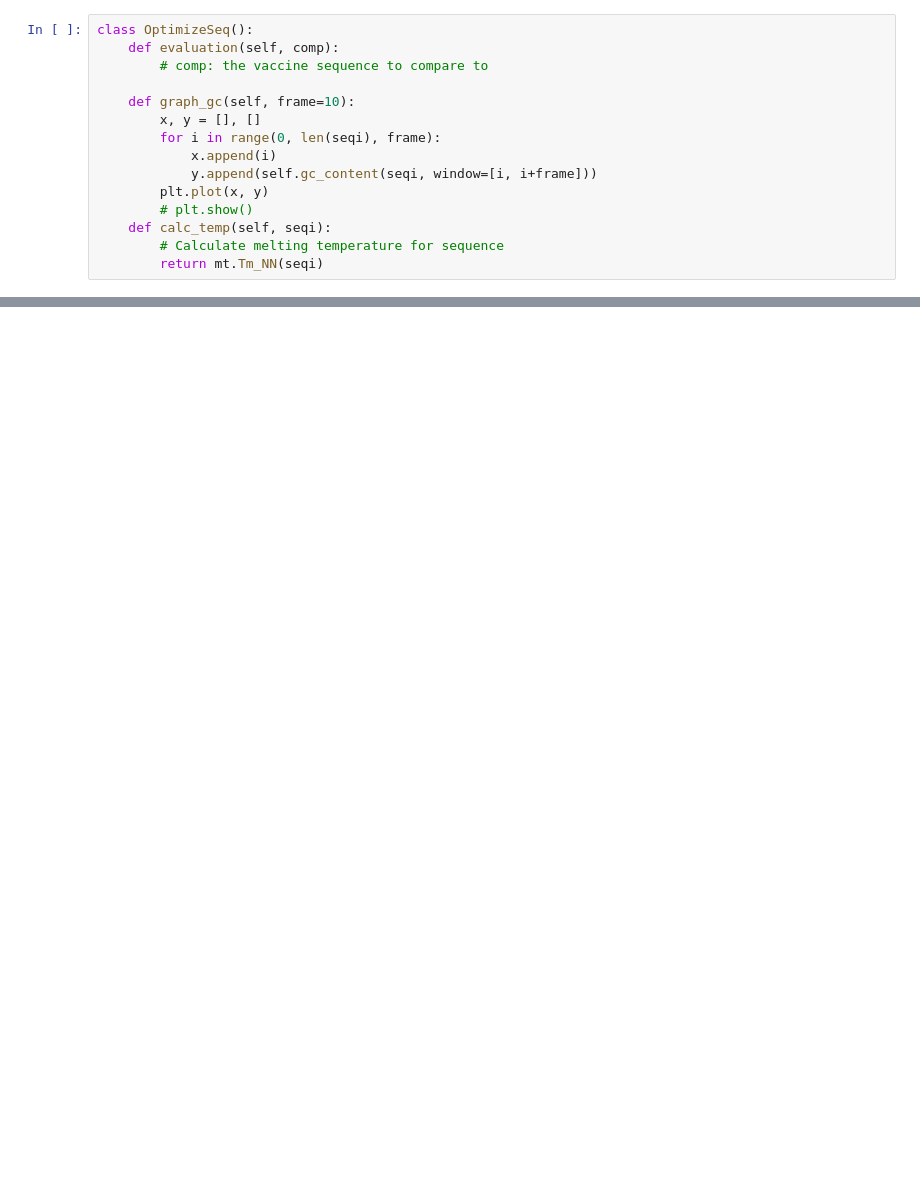
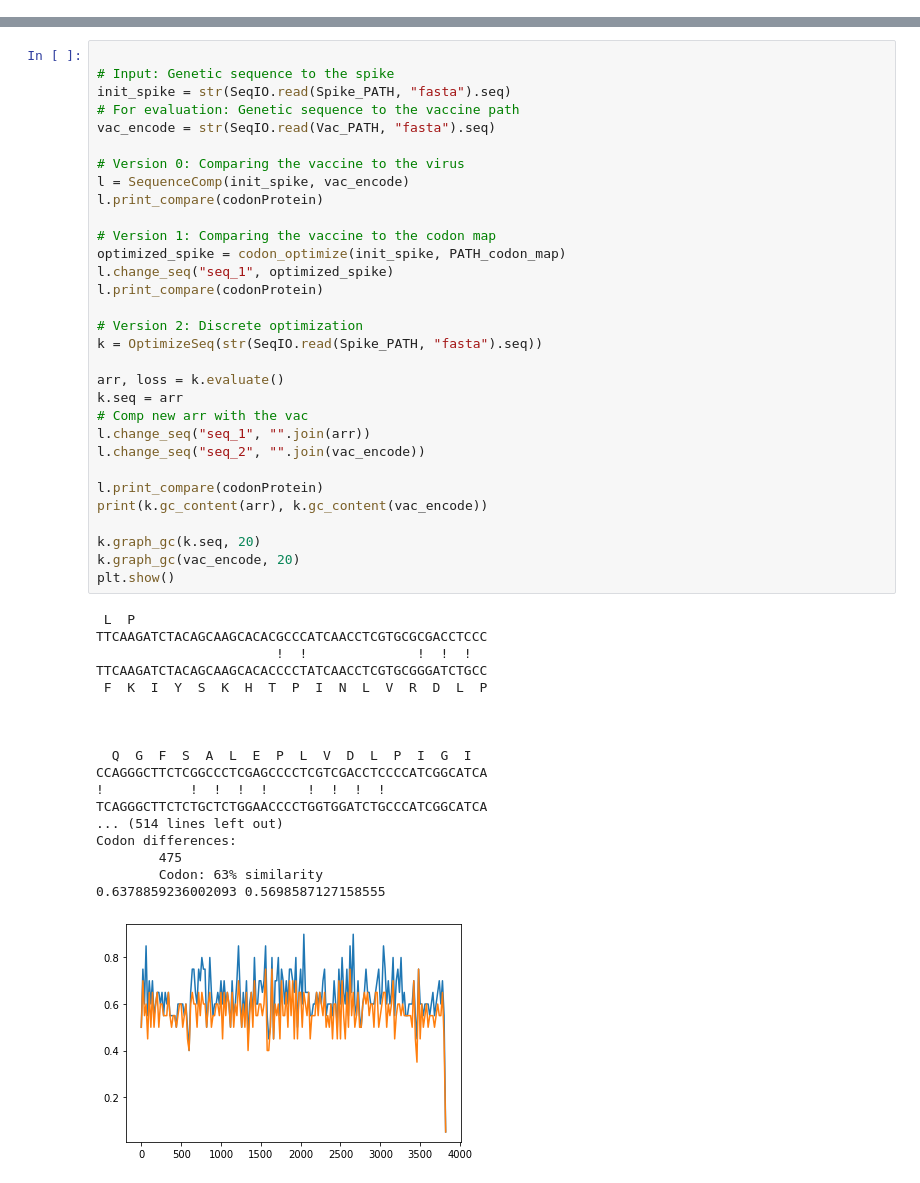
Before and after one commit to html1101/Science-Fair-2020-2021, a Jupyter notebook: COVID_VACCINE/genetic_algorithm.ipynb, the cells around one changed output, grey strips where cells are left out. Drawn from its saved outputs; the diff is of its cells as text; blank space fills up the shorter version.

Commit message:
Implemented discrete optimization method

```diff
--- a/COVID_VACCINE/genetic_algorithm.ipynb
+++ b/COVID_VACCINE/genetic_algorithm.ipynb
@@ -21,15 +34,0 @@ codonProtein = json.loads(open(PATH_codon_to_protein, "r").read())
-# %%
-class OptimizeSeq():
-    def evaluation(self, comp):
-        # comp: the vaccine sequence to compare to
-
-    def graph_gc(self, frame=10):
-        x, y = [], []
-        for i in range(0, len(seqi), frame):
-            x.append(i)
-            y.append(self.gc_content(seqi, window=[i, i+frame]))
-        plt.plot(x, y)
-        # plt.show()
-    def calc_temp(self, seqi):
-        # Calculate melting temperature for sequence
-        return mt.Tm_NN(seqi)
@@ -53,0 +106,50 @@ k.__dict__
+# %%
+
+# Input: Genetic sequence to the spike
+init_spike = str(SeqIO.read(Spike_PATH, "fasta").seq)
+# For evaluation: Genetic sequence to the vaccine path
+vac_encode = str(SeqIO.read(Vac_PATH, "fasta").seq)
+
+# Version 0: Comparing the vaccine to the virus
+l = SequenceComp(init_spike, vac_encode)
+l.print_compare(codonProtein)
+
+# Version 1: Comparing the vaccine to the codon map
+optimized_spike = codon_optimize(init_spike, PATH_codon_map)
+l.change_seq("seq_1", optimized_spike)
+l.print_compare(codonProtein)
+
+# Version 2: Discrete optimization
+k = OptimizeSeq(str(SeqIO.read(Spike_PATH, "fasta").seq))
+
+arr, loss = k.evaluate()
+k.seq = arr
+# Comp new arr with the vac
+l.change_seq("seq_1", "".join(arr))
+l.change_seq("seq_2", "".join(vac_encode))
+
+l.print_compare(codonProtein)
+print(k.gc_content(arr), k.gc_content(vac_encode))
+
+k.graph_gc(k.seq, 20)
+k.graph_gc(vac_encode, 20)
+plt.show()
+# %% [output]
+ L  P
+TTCAAGATCTACAGCAAGCACACGCCCATCAACCTCGTGCGCGACCTCCC
+                       !  !              !  !  !
+TTCAAGATCTACAGCAAGCACACCCCTATCAACCTCGTGCGGGATCTGCC
+ F  K  I  Y  S  K  H  T  P  I  N  L  V  R  D  L  P
+
+
+
+  Q  G  F  S  A  L  E  P  L  V  D  L  P  I  G  I
+CCAGGGCTTCTCGGCCCTCGAGCCCCTCGTCGACCTCCCCATCGGCATCA
+!           !  !  !  !     !  !  !  !
+TCAGGGCTTCTCTGCTCTGGAACCCCTGGTGGATCTGCCCATCGGCATCA
+... (514 lines left out)
+Codon differences:
+        475
+        Codon: 63% similarity
+0.6378859236002093 0.5698587127158555
+[figure, added]
```
Also changed, not shown: parts of 5 cells of this notebook, 3 other files.
